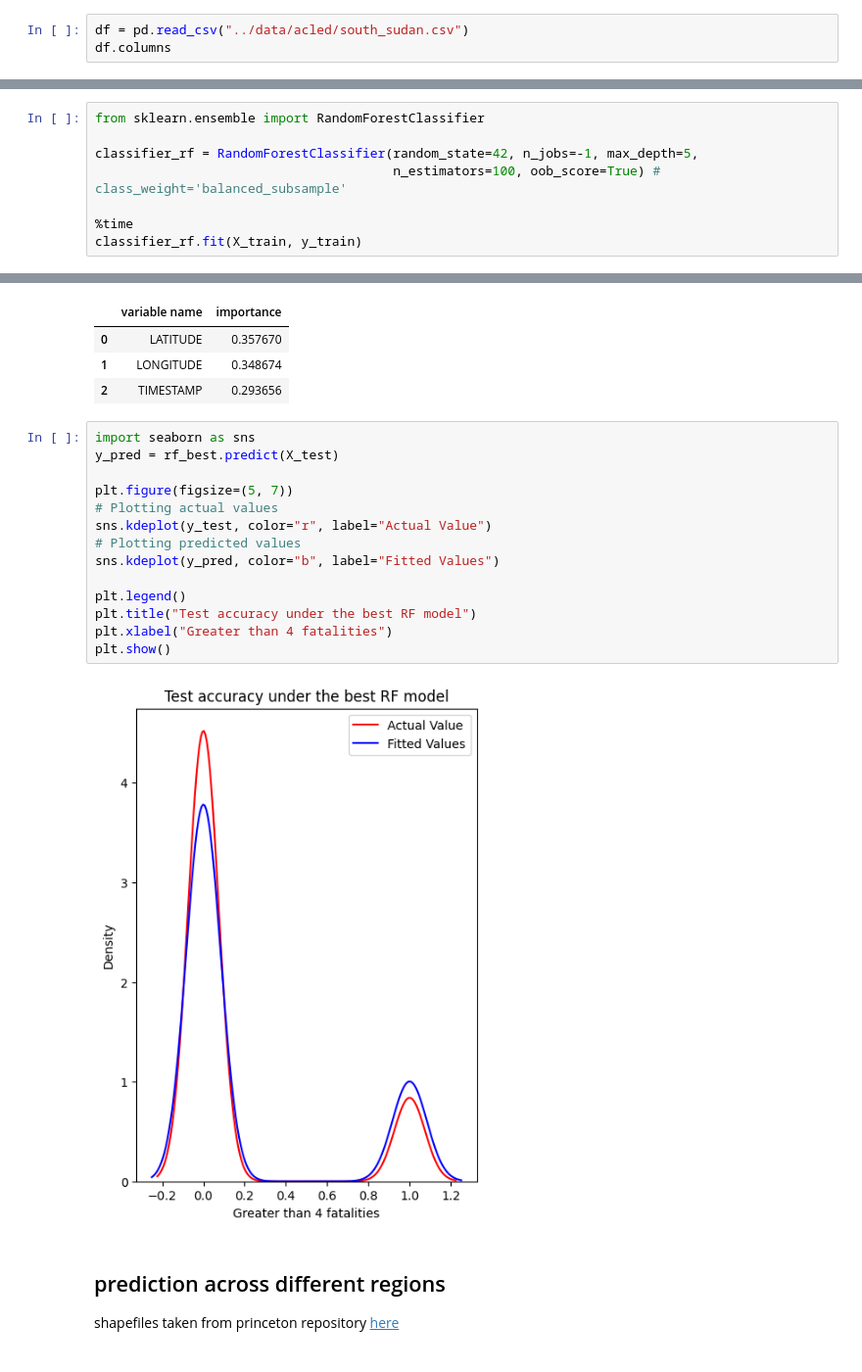
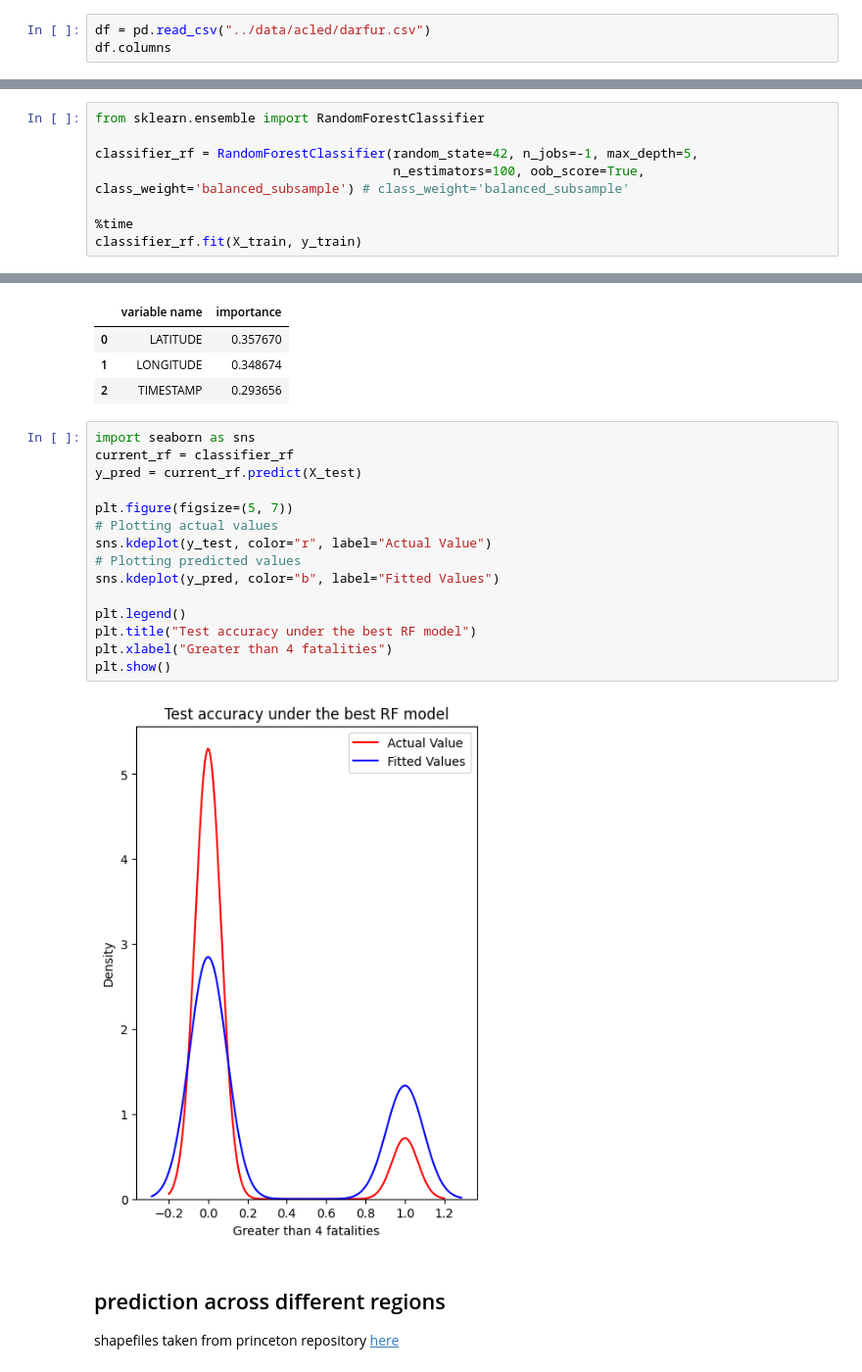
Before and after one commit to kaylanhua/conflicts, a Jupyter notebook: random_forest/random_forest.ipynb, the cells around one changed output, grey strips where cells are left out. Shown at 98% size. Drawn from its saved outputs; the diff is of its cells as text.

Commit message:
doing my best

```diff
--- a/random_forest/random_forest.ipynb
+++ b/random_forest/random_forest.ipynb
@@ -13,7 +13,7 @@ import matplotlib.pyplot as plt, seaborn as sns
 # %% [markdown]
 ### read and clean data
 # %%
-df = pd.read_csv("../data/acled/south_sudan.csv")
+df = pd.read_csv("../data/acled/darfur.csv")
 df.columns
 # %% [output]
 Index(['EVENT_ID_CNTY', 'EVENT_DATE', 'YEAR', 'TIME_PRECISION',
@@ -70,7 +70,7 @@ X_train.shape, X_test.shape
 from sklearn.ensemble import RandomForestClassifier
 
 classifier_rf = RandomForestClassifier(random_state=42, n_jobs=-1, max_depth=5,
-                                       n_estimators=100, oob_score=True) # class_weight='balanced_subsample'
+                                       n_estimators=100, oob_score=True, class_weight='balanced_subsample') # class_weight='balanced_subsample'
 
 %time
 classifier_rf.fit(X_train, y_train)
@@ -156,20 +150,21 @@ imp_df.sort_values(by="importance", ascending=False)
 | 2 | TIMESTAMP | 0.293656 |
 # %%
 import seaborn as sns
-y_pred = rf_best.predict(X_test)
+current_rf = classifier_rf
+y_pred = current_rf.predict(X_test)
 
 plt.figure(figsize=(5, 7))
 # Plotting actual values
 sns.kdeplot(y_test, color="r", label="Actual Value")
 # Plotting predicted values
 sns.kdeplot(y_pred, color="b", label="Fitted Values")
 
 plt.legend()
 plt.title("Test accuracy under the best RF model")
 plt.xlabel("Greater than 4 fatalities")
 plt.show()
 # %% [output]
-[figure, old version]
+[figure, new version]
 # %% [markdown]
 ## prediction across different regions
 
```
Also changed, not shown: parts of 8 cells of this notebook.
